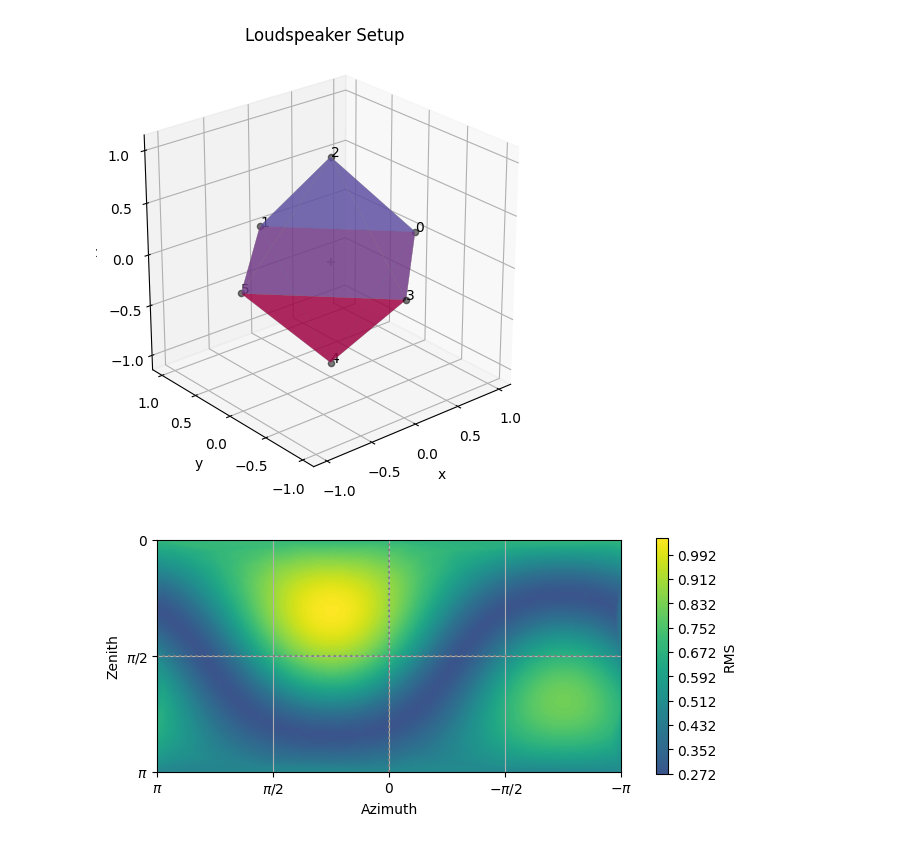
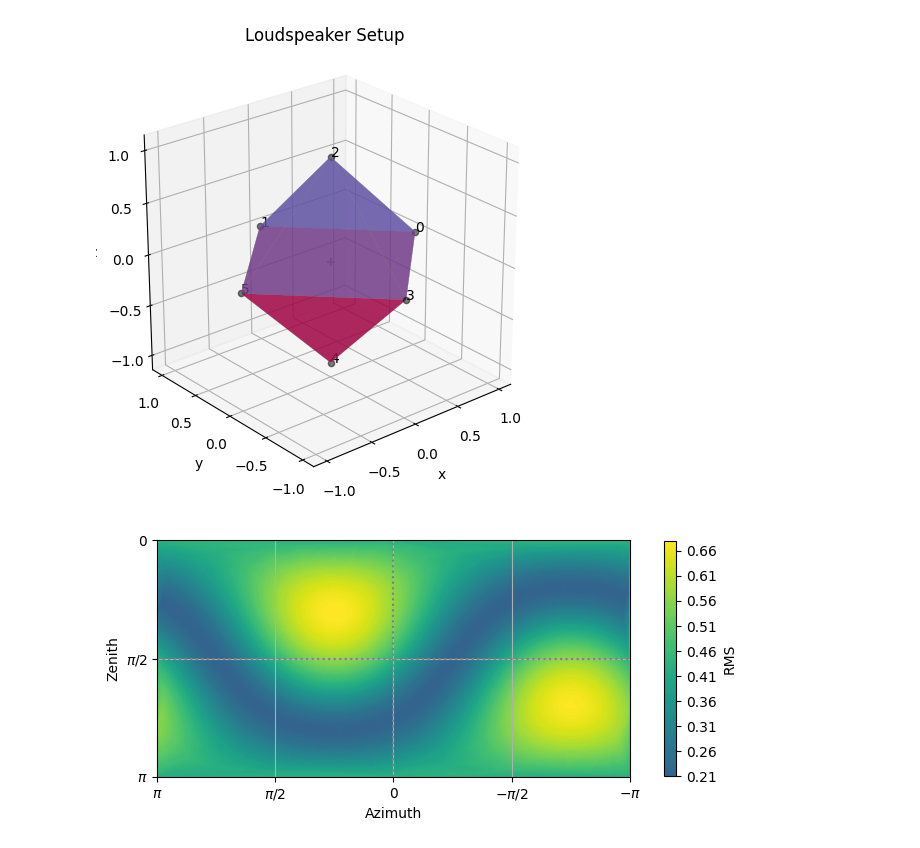
Before and after one commit to Floloffel/VAR-Project, a Jupyter notebook: Private testing/Linus/test.ipynb, the cells around one changed output. Saved outputs shown, nothing was run; the diff lists cells and outputs as text; code cells hidden in the pictures.

```diff
--- a/Private testing/Linus/test.ipynb
+++ b/Private testing/Linus/test.ipynb
@@ -48,11 +48,11 @@ tu = round((tu*(10**(-3)))*fs)
 # sp.io.wavfile.write('RIR_MultiSignal.wav', 44100, RIR)
 # RIR_Mf = spa.sig.MultiSignal.from_file('RIR_MultiSignal.wav')       # RIR, fs = 48000)
 
-# load all Files
-HOA_paths = glob.glob("HOA\*.wav")
-print(len(HOA_paths), "HOA files found. = 3rd order ambisonics")
-HOAS = spa.io.load_audio(HOA_paths)
-
+# load all Files------------------------------
+# HOA_paths = glob.glob("HOA\*.wav")
+# print(len(HOA_paths), "HOA files found. = 3rd order ambisonics")
+# HOAS = spa.io.load_audio(HOA_paths)
+# #--------------------------------------
 
 # load only Ambisonics B-Format components
 n = 0
@@ -62,5 +62,5 @@ for i in [f'{i:>02}' for i in range(1, 5)]:
     HOA_files_b[n] = "HOA\HOA_A10p_S00_R00_CH" + i + ".wav"
     n = n+1
 
-ambi_b = spa.io.load_audio(HOA_files_b)
-ambi_b = spa.sig.AmbiBSignal.sh_to_b(ambi_b)
+MultiSig = spa.io.load_audio(HOA_files_b)
+ambi_b = spa.sig.AmbiBSignal.sh_to_b(MultiSig)
@@ -88,22 +105,22 @@ right = sum(ls_sig[3, tl:tu])
 # %%
 # Berechnung der Schalleinfallsrichtungen + Energien über Beamforming:
 
 # Definieren des Beamformers in Nierenform (top, links, rechts, hinten)
-beam_def = spa.parsa.sh_beamformer_from_pattern('cardioid', 3, [0,1.5*np.pi,0.5*np.pi, np.pi], [0.5*np.pi, 0, 0, 0])
+beam_def = spa.parsa.sh_beamformer_from_pattern('max_rE', 3, [0,1.5*np.pi,0.5*np.pi, np.pi], [0.5*np.pi, 0, 0, 0])
 beam_sig = spa.parsa.sh_beamform(beam_def,HOAS)
 spa.plot.sh_rms_map(beam_def) # (!!)stimmt noch nicht(!!)
 
 # (evtl. eher sph.design_sph_filterbank() nutzen und mit sph.sph_filterbank_reconstruction_factor() korrigieren)
 
 # Berechnung der Richtungsenergien
 # front = sum(beam_sig[4, tl:tu])
 back = sum(beam_sig[3, tl:tu])
 top = sum(beam_sig[0, tl:tu])
 left = sum(beam_sig[1, tl:tu])
 right = sum(beam_sig[2, tl:tu])
 
 ## was ist mit spa.sph.inverse_sht()???
 # %% [output]
-[figure, old version]
+[figure, new version]
 # %%
 # Berechnung der Schalleinfallsrichtungen über Pseudointensität (IRIS)
```
Also changed, not shown: parts of 12 cells of this notebook, 5 other files.
